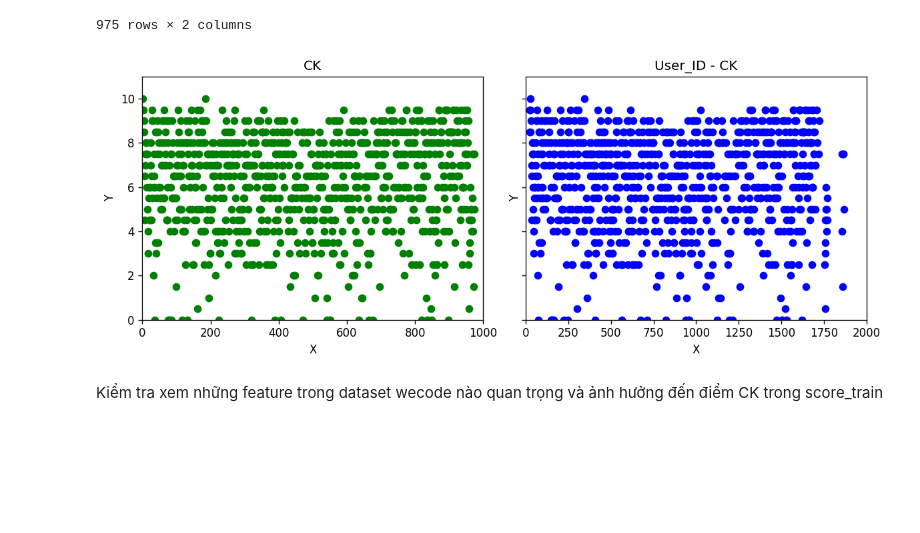
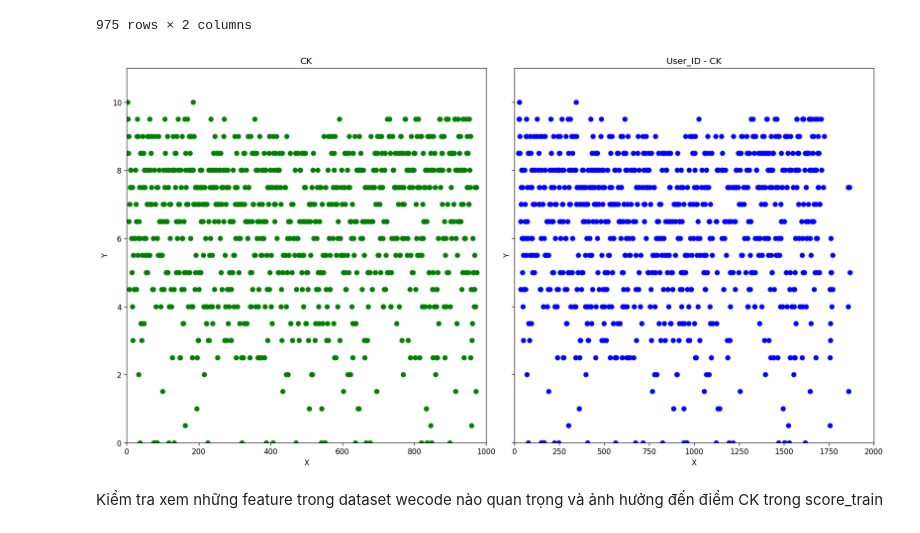
Before and after one commit to TruongQuocTruong/MayHoc_CS114, a Jupyter notebook: COLAB03.ipynb, the cells around one changed output. Cells and saved outputs as stored; diff of their text form; code cells hidden in the pictures; blank space fills up the shorter version.

```diff
--- a/COLAB03.ipynb
+++ b/COLAB03.ipynb
@@ -124,23 +124,23 @@ SCORE
 | 974 | 1866 | 5.0 |
 975 rows × 2 columns
 # %%
-fig, (ax1, ax3) = plt.subplots(1,2, figsize=(10,4), sharey=True, dpi=120)
+fig, (ax1, ax3) = plt.subplots(1,2, figsize=(15,8), sharey=True, dpi=120)
 
 ax1.plot(CK, 'go')
 ax3.plot(score_train['id'], CK, 'bo')
 
 ax1.set_title('CK');
 ax3.set_title('User_ID - CK')
 
 ax1.set_xlabel('X'); ax3.set_xlabel('X')
 ax1.set_ylabel('Y'); ax3.set_ylabel('Y')
 ax1.set_xlim(0, 1000) ; ax3.set_xlim(0, 2000)
 ax1.set_ylim(0, 11); ax3.set_ylim(0, 11)
 
 plt.tight_layout()
 plt.show()
 # %% [output]
-[figure, old version]
+[figure, new version]
 # %% [markdown]
 Kiểm tra xem những feature trong dataset wecode nào quan trọng và ảnh hưởng đến điểm CK trong score_train
 # %%
```
Also changed, not shown: parts of 2 cells of this notebook.
